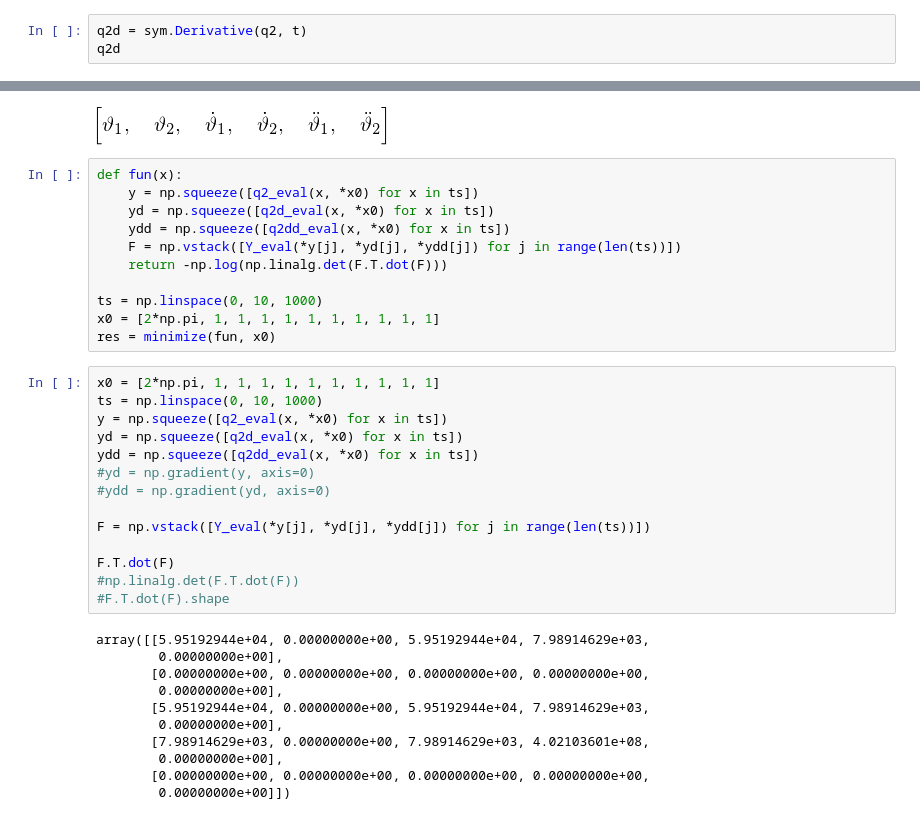
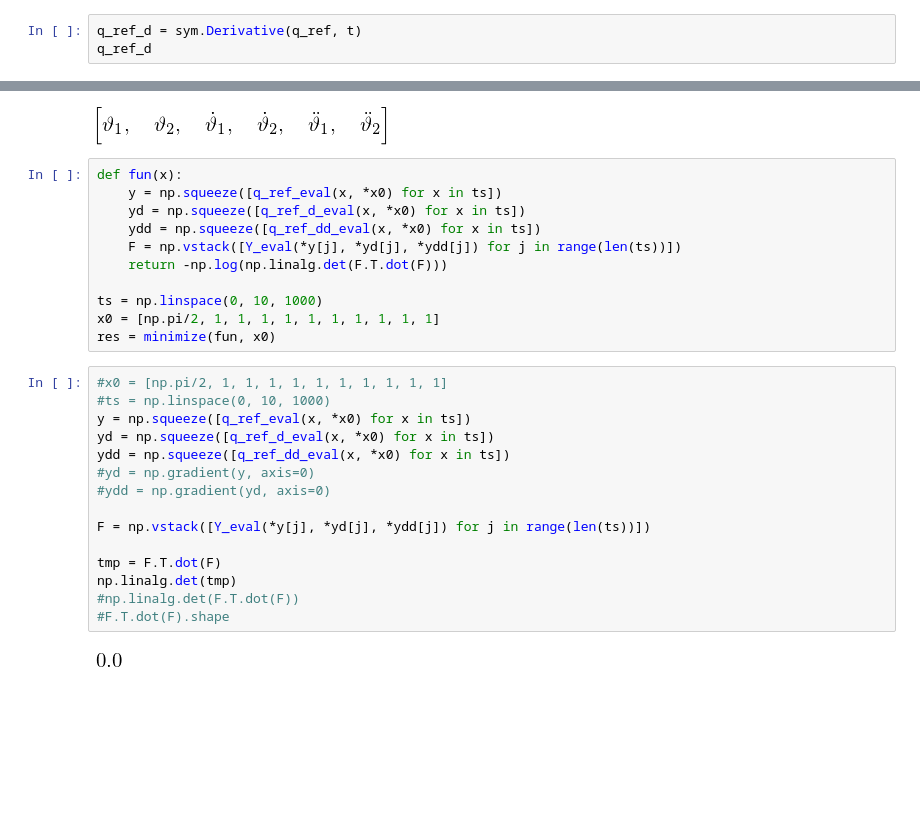
Before and after one commit to kschwan/twolink, a Jupyter notebook: twolink.ipynb, the cells around one changed output, grey strips where cells are left out. Drawn from its saved outputs; the diff is of its cells as text; blank space fills up the shorter version.

```diff
--- a/twolink.ipynb
+++ b/twolink.ipynb
@@ -443,8 +443,8 @@ q2
 # %% [output]
 [figure]
 # %%
-q2d = sym.Derivative(q2, t)
-q2d
+q_ref_d = sym.Derivative(q_ref, t)
+q_ref_d
 # %% [output]
 $$\left(\left[\begin{matrix}\sum_{k=1}^{N} \left(- \omega_{f} \operatorname{sin}\left(\omega_{f} t k\right) k {b}_{1,k} + \omega_{f} \operatorname{cos}\left(\omega_{f} t k\right) k {a}_{1,k}\right)\\\sum_{k=1}^{N} \left(- \omega_{f} \operatorname{sin}\left(\omega_{f} t k\right) k {b}_{2,k} + \omega_{f} \operatorname{cos}\left(\omega_{f} t k\right) k {a}_{2,k}\right)\end{matrix}\right]\right)$$
 # %%
@@ -476,40 +476,32 @@ syms_list
 [figure]
 # %%
 def fun(x):
-    y = np.squeeze([q2_eval(x, *x0) for x in ts])
-    yd = np.squeeze([q2d_eval(x, *x0) for x in ts])
-    ydd = np.squeeze([q2dd_eval(x, *x0) for x in ts])
+    y = np.squeeze([q_ref_eval(x, *x0) for x in ts])
+    yd = np.squeeze([q_ref_d_eval(x, *x0) for x in ts])
+    ydd = np.squeeze([q_ref_dd_eval(x, *x0) for x in ts])
     F = np.vstack([Y_eval(*y[j], *yd[j], *ydd[j]) for j in range(len(ts))])
     return -np.log(np.linalg.det(F.T.dot(F)))
 
 ts = np.linspace(0, 10, 1000)
-x0 = [2*np.pi, 1, 1, 1, 1, 1, 1, 1, 1, 1, 1]
+x0 = [np.pi/2, 1, 1, 1, 1, 1, 1, 1, 1, 1, 1]
 res = minimize(fun, x0)
 # %%
-x0 = [2*np.pi, 1, 1, 1, 1, 1, 1, 1, 1, 1, 1]
-ts = np.linspace(0, 10, 1000)
-y = np.squeeze([q2_eval(x, *x0) for x in ts])
-yd = np.squeeze([q2d_eval(x, *x0) for x in ts])
-ydd = np.squeeze([q2dd_eval(x, *x0) for x in ts])
+#x0 = [np.pi/2, 1, 1, 1, 1, 1, 1, 1, 1, 1, 1]
+#ts = np.linspace(0, 10, 1000)
+y = np.squeeze([q_ref_eval(x, *x0) for x in ts])
+yd = np.squeeze([q_ref_d_eval(x, *x0) for x in ts])
+ydd = np.squeeze([q_ref_dd_eval(x, *x0) for x in ts])
 #yd = np.gradient(y, axis=0)
 #ydd = np.gradient(yd, axis=0)
 
 F = np.vstack([Y_eval(*y[j], *yd[j], *ydd[j]) for j in range(len(ts))])
 
-F.T.dot(F)
+tmp = F.T.dot(F)
+np.linalg.det(tmp)
 #np.linalg.det(F.T.dot(F))
 #F.T.dot(F).shape
 # %% [output]
-array([[5.95192944e+04, 0.00000000e+00, 5.95192944e+04, 7.98914629e+03,
-        0.00000000e+00],
-       [0.00000000e+00, 0.00000000e+00, 0.00000000e+00, 0.00000000e+00,
-        0.00000000e+00],
-       [5.95192944e+04, 0.00000000e+00, 5.95192944e+04, 7.98914629e+03,
-        0.00000000e+00],
-       [7.98914629e+03, 0.00000000e+00, 7.98914629e+03, 4.02103601e+08,
-        0.00000000e+00],
-       [0.00000000e+00, 0.00000000e+00, 0.00000000e+00, 0.00000000e+00,
-        0.00000000e+00]])
+[figure, added]
 # %%
 plt.plot(ts, y)
 plt.legend(['${}$'.format(sym.physics.vector.vlatex(s)) for s in q], loc='upper right')
```
Also changed, not shown: parts of 6 cells of this notebook.
